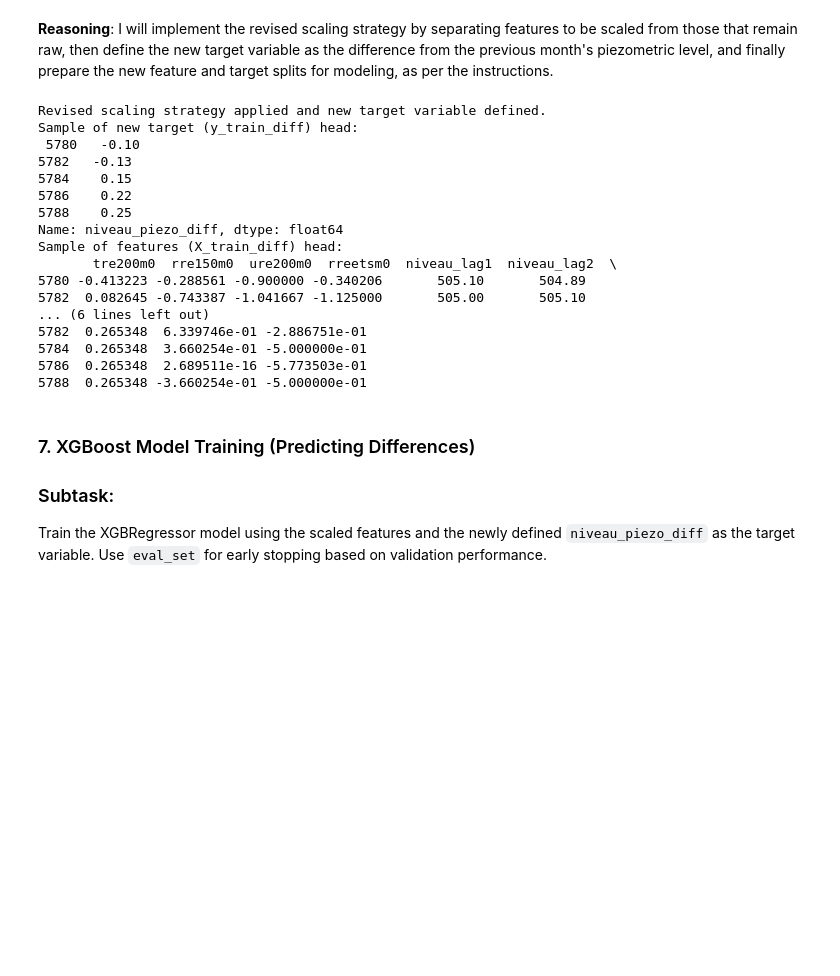
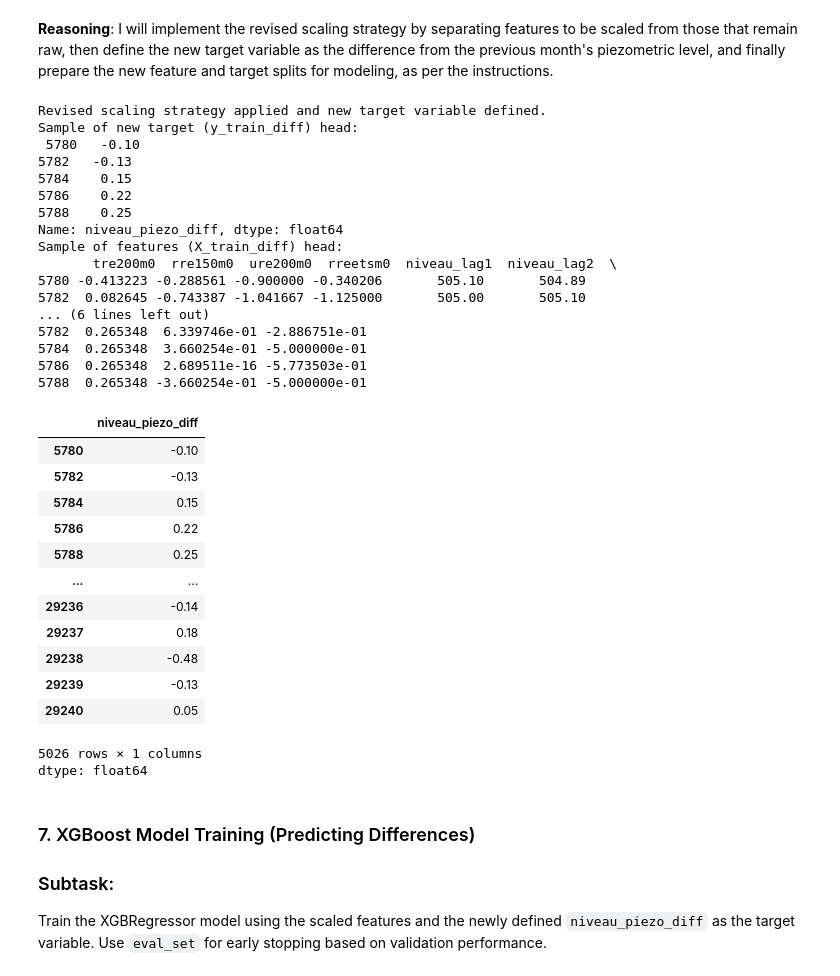
Before and after one commit to MarcoZanine/2025_ML_EES, a Jupyter notebook: FinalProject/FinalProject.ipynb, the cells around one changed output. Saved outputs shown, nothing was run; the diff lists cells and outputs as text; code cells hidden in the pictures; blank space fills up the shorter version.

```diff
--- a/FinalProject/FinalProject.ipynb
+++ b/FinalProject/FinalProject.ipynb
@@ -447,33 +447,48 @@ features_used_diff = [
     "niveau_lag1", "niveau_lag2", # These are now unscaled (raw values)
     "altitude", "month_sin", "month_cos"
 ]
 
 # 8. Prepare the feature matrices (X_train_diff, X_val_diff, X_test_diff) and target vectors
 X_train_diff, y_train_diff = train_norm[features_used_diff], train_norm[target_diff]
 X_val_diff,   y_val_diff   = val_norm[features_used_diff],   val_norm[target_diff]
 X_test_diff,  y_test_diff  = test_norm[features_used_diff],  test_norm[target_diff]
 
 print("Revised scaling strategy applied and new target variable defined.")
 print("Sample of new target (y_train_diff) head:\n", y_train_diff.head())
 print("Sample of features (X_train_diff) head:\n", X_train_diff.head())
+y_train_diff
 # %% [output]
 Revised scaling strategy applied and new target variable defined.
 Sample of new target (y_train_diff) head:
  5780   -0.10
 5782   -0.13
 5784    0.15
 5786    0.22
 5788    0.25
 Name: niveau_piezo_diff, dtype: float64
 Sample of features (X_train_diff) head:
        tre200m0  rre150m0  ure200m0  rreetsm0  niveau_lag1  niveau_lag2  \
 5780 -0.413223 -0.288561 -0.900000 -0.340206       505.10       504.89
 5782  0.082645 -0.743387 -1.041667 -1.125000       505.00       505.10
 ... (6 lines left out)
 5782  0.265348  6.339746e-01 -2.886751e-01
 5784  0.265348  3.660254e-01 -5.000000e-01
 5786  0.265348  2.689511e-16 -5.773503e-01
 5788  0.265348 -3.660254e-01 -5.000000e-01
+|  | niveau_piezo_diff |
+| 5780 | -0.10 |
+| 5782 | -0.13 |
+| 5784 | 0.15 |
+| 5786 | 0.22 |
+| 5788 | 0.25 |
+| ... | ... |
+| 29236 | -0.14 |
+| 29237 | 0.18 |
+| 29238 | -0.48 |
+| 29239 | -0.13 |
+| 29240 | 0.05 |
+5026 rows × 1 columns
+dtype: float64
 # %% [markdown]
 ### 7. XGBoost Model Training (Predicting Differences)
 
```
Also changed, not shown: parts of 2 cells of this notebook.
